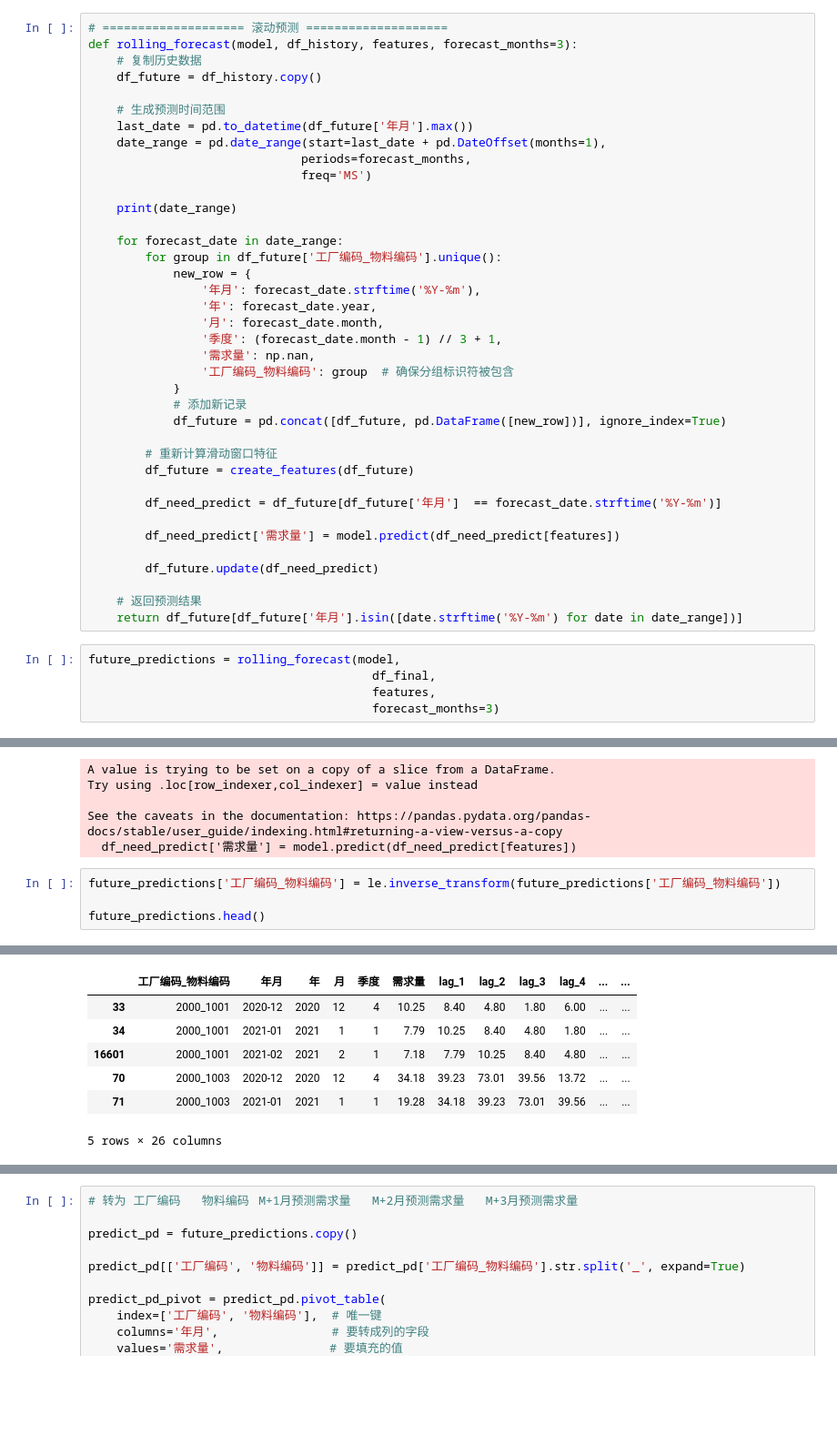
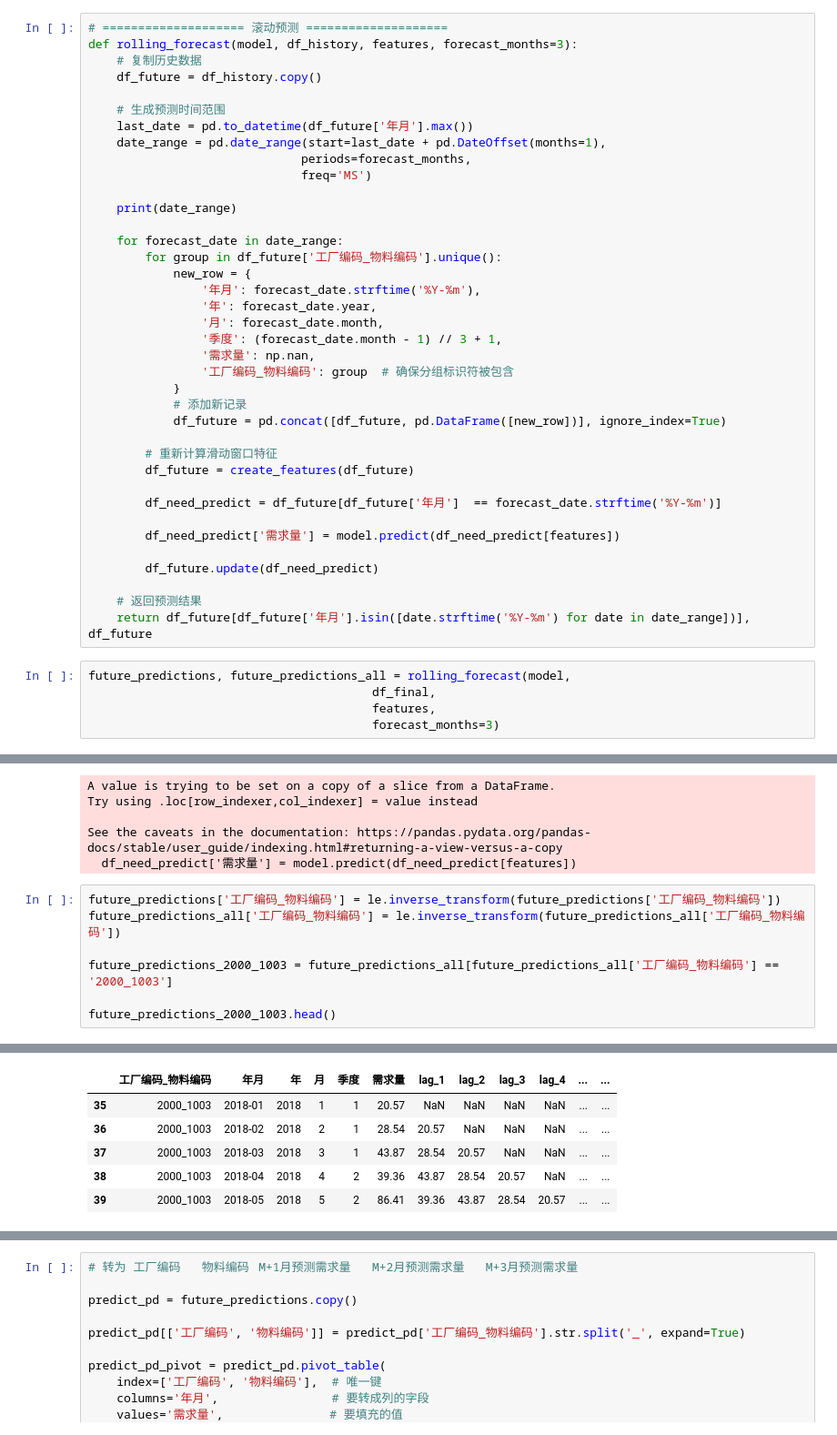
Before and after one commit to djwxfdt/mse-material-predict, a Jupyter notebook: lightbgm.ipynb, the cells around one changed output, grey strips where cells are left out. Shown at 91% size. Drawn from its saved outputs; the diff is of its cells as text; blank space fills up the shorter version.

```diff
--- a/lightbgm.ipynb
+++ b/lightbgm.ipynb
@@ -353,9 +353,9 @@ def rolling_forecast(model, df_history, features, forecast_months=3):
         df_future.update(df_need_predict)
 
     # 返回预测结果
-    return df_future[df_future['年月'].isin([date.strftime('%Y-%m') for date in date_range])]
+    return df_future[df_future['年月'].isin([date.strftime('%Y-%m') for date in date_range])], df_future
 # %%
-future_predictions = rolling_forecast(model,
+future_predictions, future_predictions_all = rolling_forecast(model,
                                         df_final,
                                         features,
                                         forecast_months=3)
@@ -381,6 +381,9 @@ See the caveats in the documentation: https://pandas.pydata.org/pandas-docs/stab
   df_need_predict['需求量'] = model.predict(df_need_predict[features])
 # %%
 future_predictions['工厂编码_物料编码'] = le.inverse_transform(future_predictions['工厂编码_物料编码'])
+future_predictions_all['工厂编码_物料编码'] = le.inverse_transform(future_predictions_all['工厂编码_物料编码'])
 
-future_predictions.head()
+future_predictions_2000_1003 = future_predictions_all[future_predictions_all['工厂编码_物料编码'] == '2000_1003']
+
+future_predictions_2000_1003.head()
 # %% [output]
@@ -387,7 +395,6 @@ future_predictions.head()
 |  | 工厂编码_物料编码 | 年月 | 年 | 月 | 季度 | 需求量 | lag_1 | lag_2 | lag_3 | lag_4 | ... | ... |
-| 33 | 2000_1001 | 2020-12 | 2020 | 12 | 4 | 10.25 | 8.40 | 4.80 | 1.80 | 6.00 | ... | ... |
-| 34 | 2000_1001 | 2021-01 | 2021 | 1 | 1 | 7.79 | 10.25 | 8.40 | 4.80 | 1.80 | ... | ... |
-| 16601 | 2000_1001 | 2021-02 | 2021 | 2 | 1 | 7.18 | 7.79 | 10.25 | 8.40 | 4.80 | ... | ... |
-| 70 | 2000_1003 | 2020-12 | 2020 | 12 | 4 | 34.18 | 39.23 | 73.01 | 39.56 | 13.72 | ... | ... |
-| 71 | 2000_1003 | 2021-01 | 2021 | 1 | 1 | 19.28 | 34.18 | 39.23 | 73.01 | 39.56 | ... | ... |
+| 35 | 2000_1003 | 2018-01 | 2018 | 1 | 1 | 20.57 | NaN | NaN | NaN | NaN | ... | ... |
+| 36 | 2000_1003 | 2018-02 | 2018 | 2 | 1 | 28.54 | 20.57 | NaN | NaN | NaN | ... | ... |
+| 37 | 2000_1003 | 2018-03 | 2018 | 3 | 1 | 43.87 | 28.54 | 20.57 | NaN | NaN | ... | ... |
+| 38 | 2000_1003 | 2018-04 | 2018 | 4 | 2 | 39.36 | 43.87 | 28.54 | 20.57 | NaN | ... | ... |
+| 39 | 2000_1003 | 2018-05 | 2018 | 5 | 2 | 86.41 | 39.36 | 43.87 | 28.54 | 20.57 | ... | ... |
-5 rows × 26 columns
```
Also changed, not shown: parts of 4 cells of this notebook.
